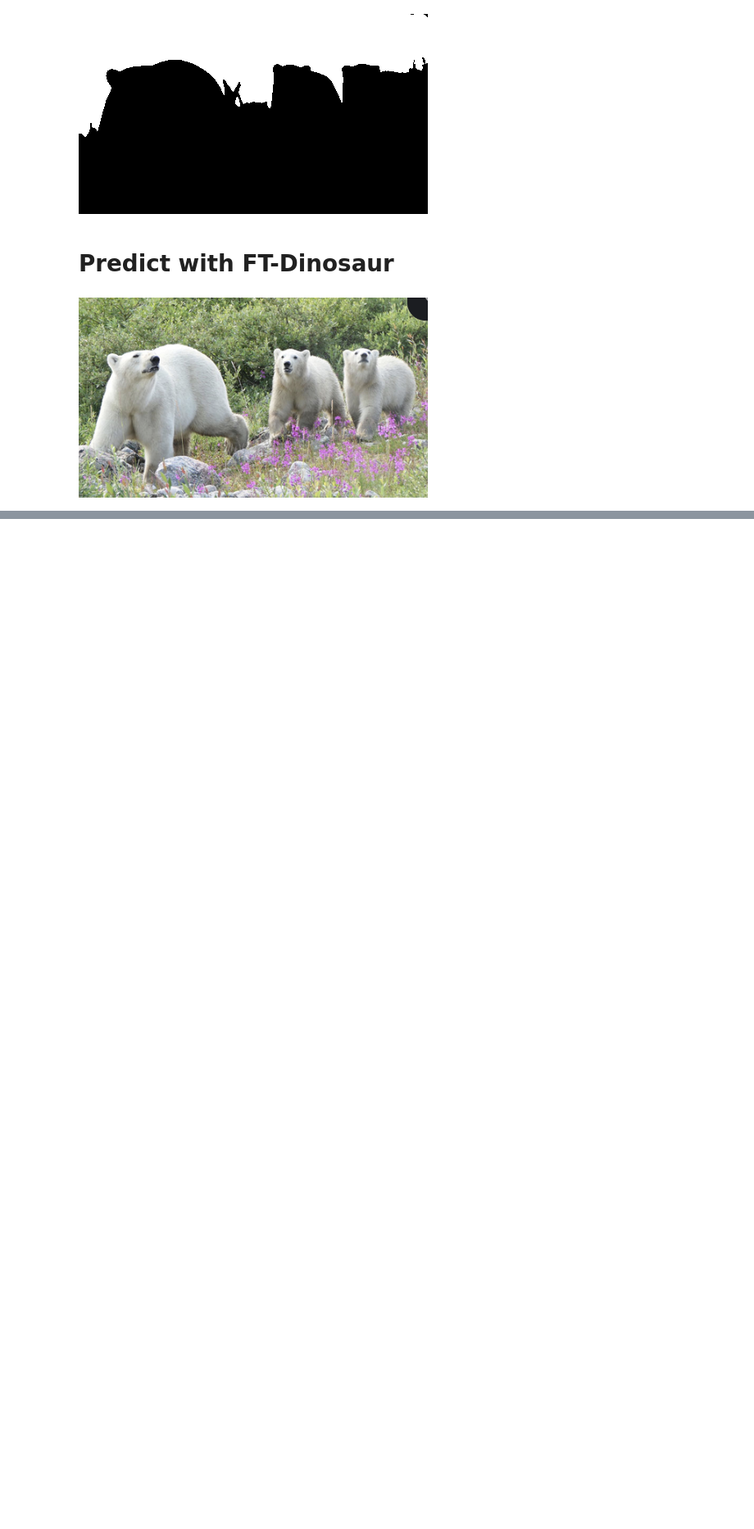
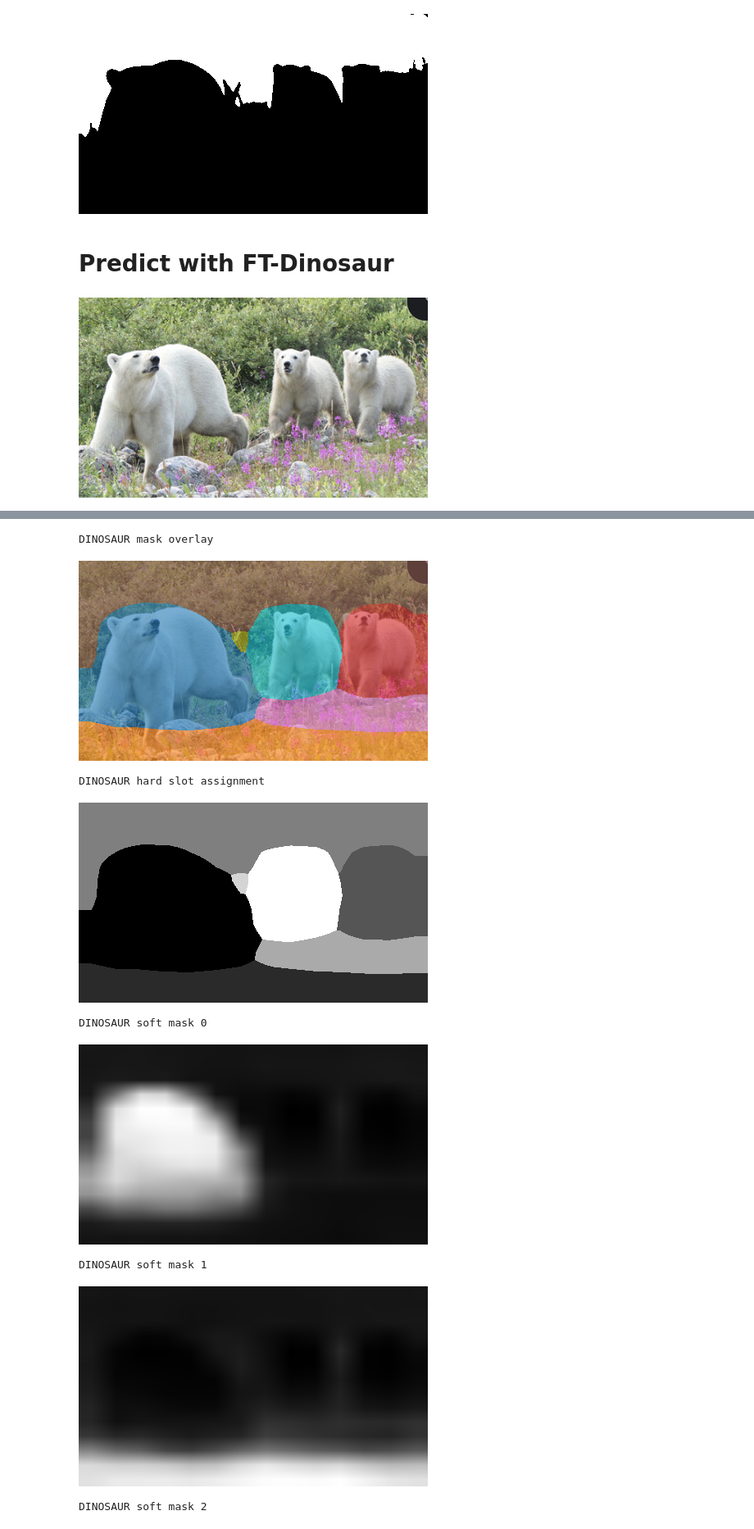
Before and after one commit to AlexanderRubinstein/OCCAM, a Jupyter notebook: notebooks/qualitative_results.ipynb, the cells around one changed output, grey strips where cells are left out. Shown at 82% size. Drawn from its saved outputs; the diff is of its cells as text; code cells hidden in the pictures; blank space fills up the shorter version.

```diff
--- a/notebooks/qualitative_results.ipynb
+++ b/notebooks/qualitative_results.ipynb
@@ -307,0 +310,12 @@ display(prep_for_display(masks_as_image))
+# %%
+from occam.submodules.dino_basic_wrapper import (
+    load_model as load_basic_dinosaur,
+    build_preprocessing as build_basic_dinosaur_preprocessing,
+    predict as predict_basic_dinosaur,
+    default_checkpoint_path,
+    NUM_SLOTS as BASIC_DINOSAUR_NUM_SLOTS,
+)
+
+basic_dinosaur_ckpt = default_checkpoint_path()
+basic_dinosaur_model = load_basic_dinosaur(basic_dinosaur_ckpt)
+basic_dinosaur_preproc = build_basic_dinosaur_preprocessing()
@@ -307,0 +324,5 @@ display(prep_for_display(masks_as_image))
+# %%
+basic_dinosaur_image = Image.open(
+    os.path.join(get_project_root_path(), "figures", "polar_bears.png")
+).convert("RGB")
+display(basic_dinosaur_image)
@@ -307,0 +331,23 @@ display(prep_for_display(masks_as_image))
+# %%
+with torch.no_grad():
+    basic_dinosaur_inp = basic_dinosaur_preproc(basic_dinosaur_image).unsqueeze(0)
+    basic_dinosaur_outp = basic_dinosaur_model(
+        basic_dinosaur_inp,
+        num_slots=BASIC_DINOSAUR_NUM_SLOTS,
+    )
+# %%
+_ = show_dinosaur_mask_visualizations(
+    basic_dinosaur_image,
+    basic_dinosaur_outp,
+    alpha=0.6,
+)
+# %% [output]
+DINOSAUR mask overlay
+[figure, added]
+DINOSAUR hard slot assignment
+[figure, added]
+DINOSAUR soft mask 0
+[figure, added]
+DINOSAUR soft mask 1
+[figure, added]
+DINOSAUR soft mask 2
```
Also changed, not shown: parts of 8 cells of this notebook, 2 other files.
